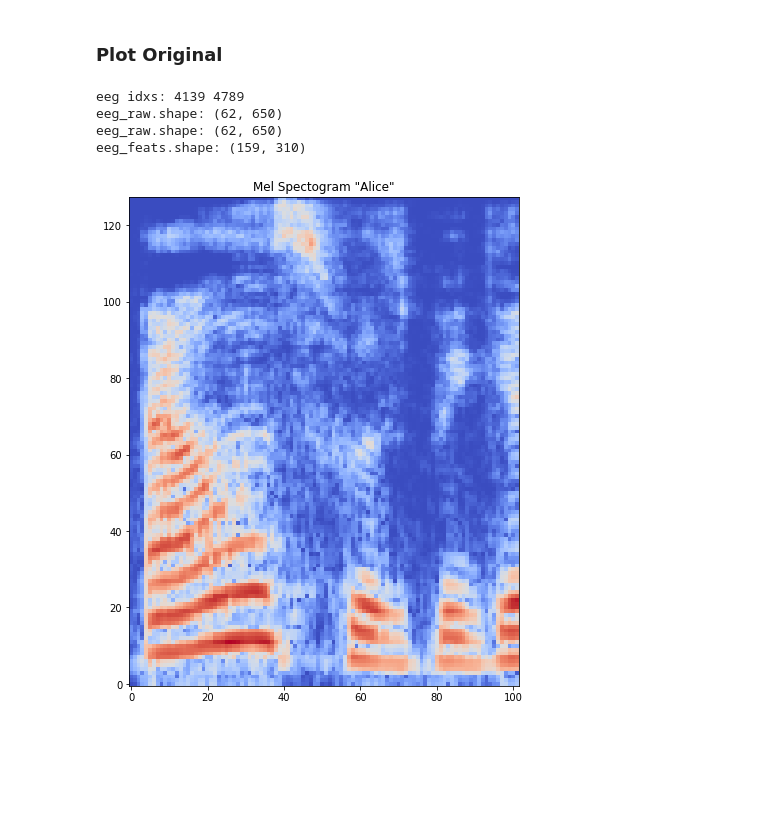
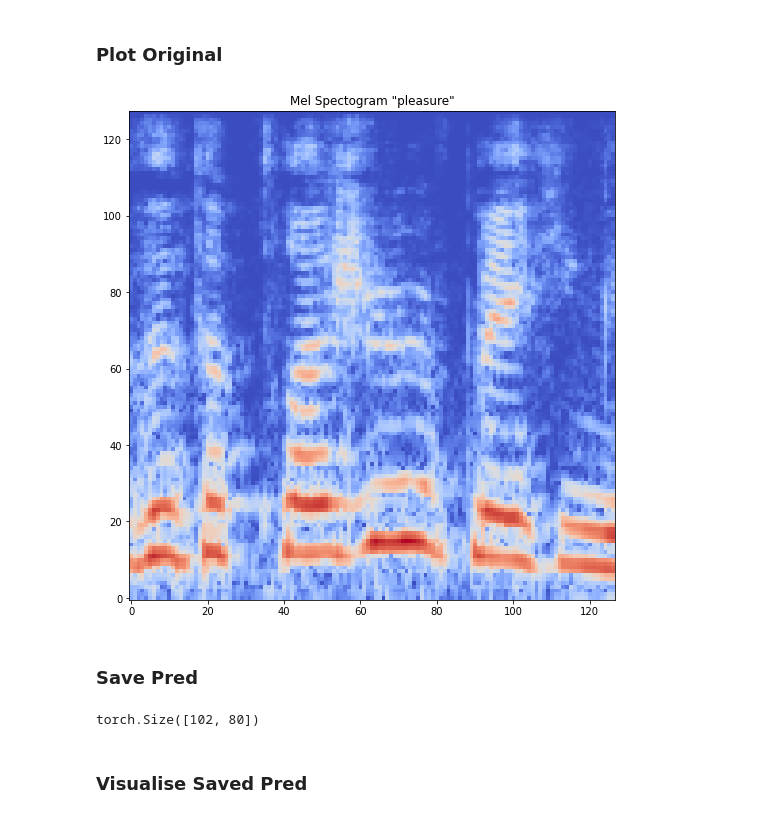
Before and after one commit to MiscellaneousStuff/eeg-stimuli, a Jupyter notebook: main.ipynb, the cells around one changed output. Drawn from its saved outputs; the diff is of its cells as text; code cells hidden in the pictures; blank space fills up the shorter version.

```diff
--- a/main.ipynb
+++ b/main.ipynb
@@ -203,2 +220,2 @@ dataset = BrennanDataset(
 # %%
-first_seg = dataset[0]
+first_seg = dataset[len(dataset)-1]
@@ -336,7 +348,7 @@ class ResBlock(nn.Module):
 
         return F.relu(x + res)
 # %%
-synth_example = dataset[0]
+synth_example = dataset[82]
 
 import torch
 import random
@@ -366,7 +378,7 @@ if model_type == "lstm":
 elif model_type == "transformer":
     model = ProposedModel(\
         model_size=ins,
-        dropout=0.2,
+        dropout=0,  # 0.2,
         num_layers=8,
         n_heads=2,
         dim_feedforward=3072,
@@ -493,11 +512,21 @@ _ = plot_mel_spectrogram(y, synth_example["label"])
 # %% [markdown]
 ### Plot Original
 # %%
-cur_ex = dataset[0]
+cur_ex = dataset[82]
 _ = plot_mel_spectrogram(cur_ex["audio_feats"], cur_ex["label"])
 # %% [output]
-eeg idxs: 4139 4789
-eeg_raw.shape: (62, 650)
-eeg_raw.shape: (62, 650)
-eeg_feats.shape: (159, 310)
-[figure, old version]
+[figure, new version]
+# %% [markdown]
+### Save Pred
+# %%
+mel_to_save   = torch.squeeze(pred_s[len(pred_s) - 1], 0)[:, :80].float()
+mel_to_save = torch.tensor(mel_to_save)
+mel_fname   = synth_example["label"]
+mel_fname   = mel_fname[1:-1] if mel_fname[0] == "/" else mel_fname
+mel_fname   = f"{mel_fname}_pred.pt"
+print(mel_to_save.shape)
+torch.save(mel_to_save.T, mel_fname)
+# %% [output]
+torch.Size([102, 80])
+# %% [markdown]
+### Visualise Saved Pred
```
Also changed, not shown: parts of 47 cells of this notebook, 1 other file.
